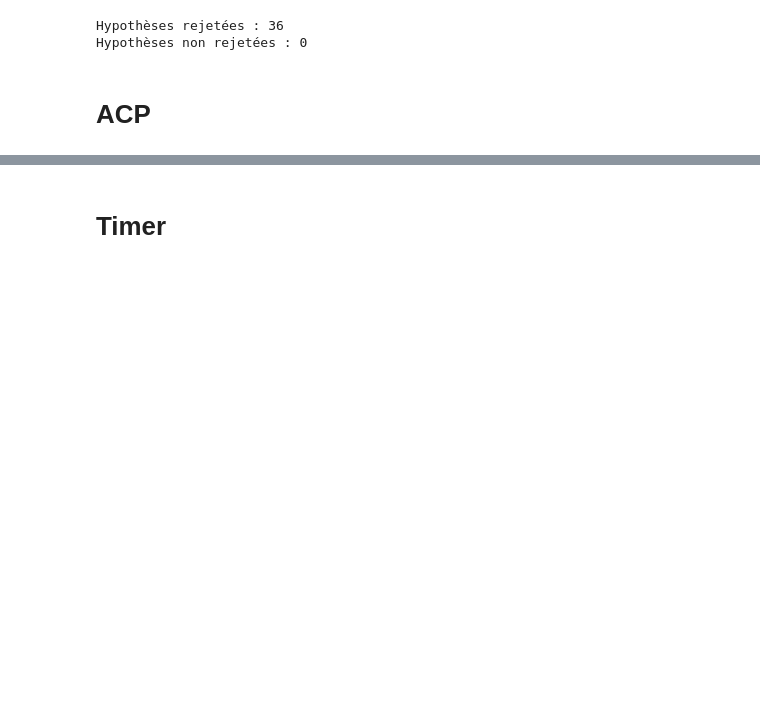
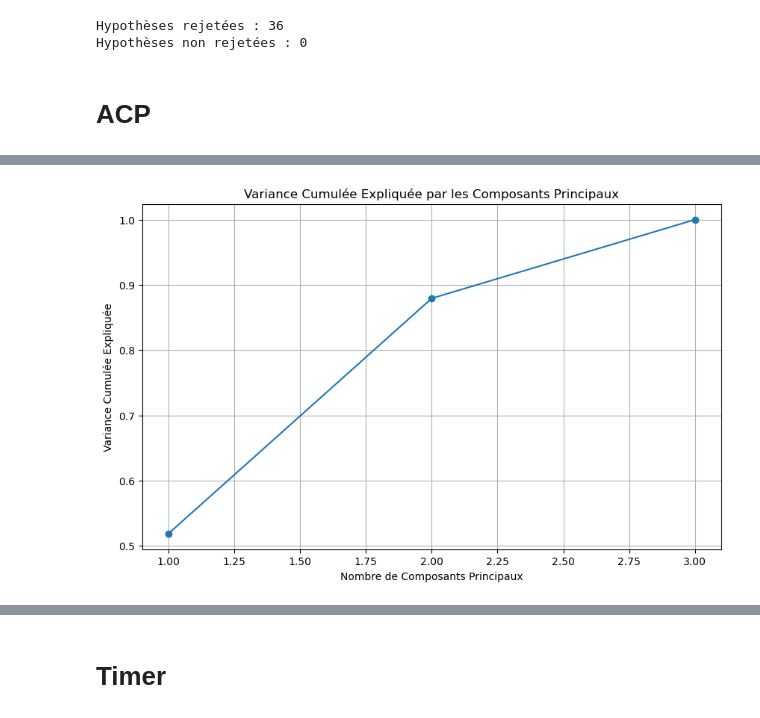
Before and after one commit to Ranack/Datafood, a Jupyter notebook: Foodfact.ipynb, the cells around one changed output, grey strips where cells are left out. Cells and saved outputs as stored; diff of their text form; code cells hidden in the pictures; blank space fills up the shorter version.

```diff
--- a/Foodfact.ipynb
+++ b/Foodfact.ipynb
@@ -430,10 +430,7 @@ for i in range(len(data_columns)):
         if p_value < alpha:
             rejected_count += 1
         else:
-            result = f"Comparaison entre {col1} et {col2} : Ne pas rejeter l'hypothèse nulle (p = {p_value:.4f}). Les groupes proviennent de la même distribution."
             not_rejected_count += 1
-
-        results.append(result)
 
 print(f"\nHypothèses rejetées : {rejected_count}")
 print(f"Hypothèses non rejetées : {not_rejected_count}")
@@ -509,0 +534,79 @@ Composant Principal 6: 0.0181
+# %%
+# Définir les colonnes à analyser
+data_columns = ['fat_100g', 'sugars_100g','nutriscore_score']
+
+# Sélectionner les données
+data = df[data_columns].dropna()
+
+# Standardiser les données
+scaler = StandardScaler()
+data_scaled = scaler.fit_transform(data)
+
+# Calculer l'ACP
+pca = PCA(n_components=len(data_columns))
+pca.fit(data_scaled)
+
+# Obtenir les composantes principales et les valeurs expliquées
+components = pca.components_
+explained_variance = pca.explained_variance_ratio_
+
+# Afficher la proportion de variance expliquée par chaque composant principal
+print("Proportion de variance expliquée par chaque composant principal:")
+for i, var in enumerate(explained_variance, start=1):
+    print(f"Composant Principal {i}: {var:.4f}")
+
+# Créer un DataFrame des résultats de l'ACP
+pca_results = pd.DataFrame(data=pca.transform(data), columns=[f'PC{i+1}' for i in range(len(data_columns))])
+
+# Visualiser la variance expliquée par chaque composant
+plt.figure(figsize=(10, 6))
+plt.plot(range(1, len(explained_variance) + 1), explained_variance.cumsum(), marker='o')
+plt.xlabel('Nombre de Composants Principaux')
+plt.ylabel('Variance Cumulée Expliquée')
+plt.title('Variance Cumulée Expliquée par les Composants Principaux')
+plt.grid(True)
+plt.show()
+
+# Visualiser les premières composantes principales
+plt.figure(figsize=(10, 6))
+sns.scatterplot(x=pca_results['PC1'], y=pca_results['PC2'])
+plt.xlabel('Composant Principal 1')
+plt.ylabel('Composant Principal 2')
+plt.title('Projection des Données sur les 2 Premiers Composants Principaux')
+plt.grid(True)
+plt.show()
+
+# Optionnel: Visualiser les charges des variables sur les composantes principales
+plt.figure(figsize=(10, 6))
+plt.bar(range(len(data_columns)), pca.components_[0])
+plt.xlabel('Variables')
+plt.ylabel('Charge sur le Composant Principal 1')
+plt.title('Charges des Variables sur le Composant Principal 1')
+plt.xticks(ticks=range(len(data_columns)), labels=data_columns, rotation=45)
+plt.grid(True)
+plt.show()
+
+# Cercle des Corrélations
+plt.figure(figsize=(10, 10))
+
+# Tracer le cercle des corrélations
+circle = plt.Circle((0, 0), 1, color='b', fill=False, linestyle='--')
+plt.gca().add_artist(circle)
+
+# Tracer les vecteurs des variables
+for i, var in enumerate(data_columns):
+    plt.quiver(0, 0, pca.components_[0, i], pca.components_[1, i], angles='xy', scale_units='xy', scale=1, color='r')
+    plt.text(pca.components_[0, i]*1.1, pca.components_[1, i]*1.1, var, color='r', fontsize=12)
+
+# Ajuster les limites du graphique
+plt.xlim(-1.2, 1.2)
+plt.ylim(-1.2, 1.2)
+plt.axhline(0, color='grey', linestyle='--', linewidth=0.5)
+plt.axvline(0, color='grey', linestyle='--', linewidth=0.5)
+plt.xlabel('Composant Principal 1')
+plt.ylabel('Composant Principal 2')
+plt.title('Cercle des Corrélations')
+plt.grid(True)
+plt.gca().set_aspect('equal', adjustable='box')
+plt.show()
+# %% [output]
@@ -509,0 +617 @@ Composant Principal 6: 0.0181
+[figure, added]
```
Also changed, not shown: parts of 7 cells of this notebook.
